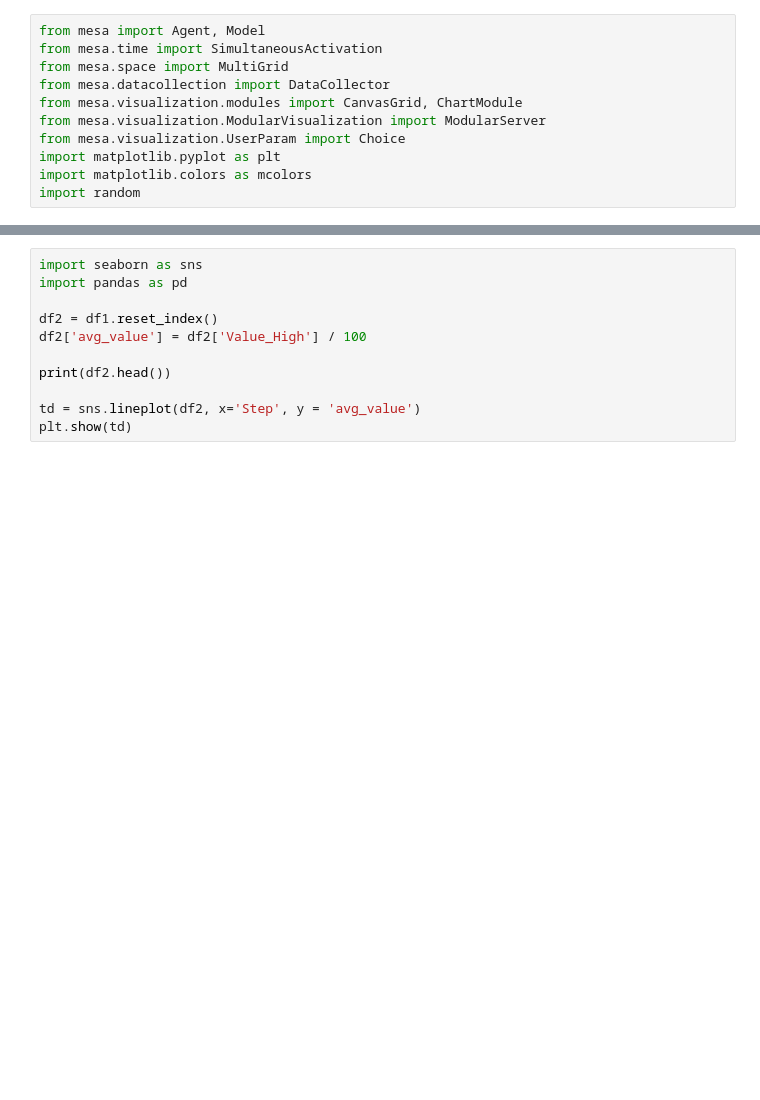
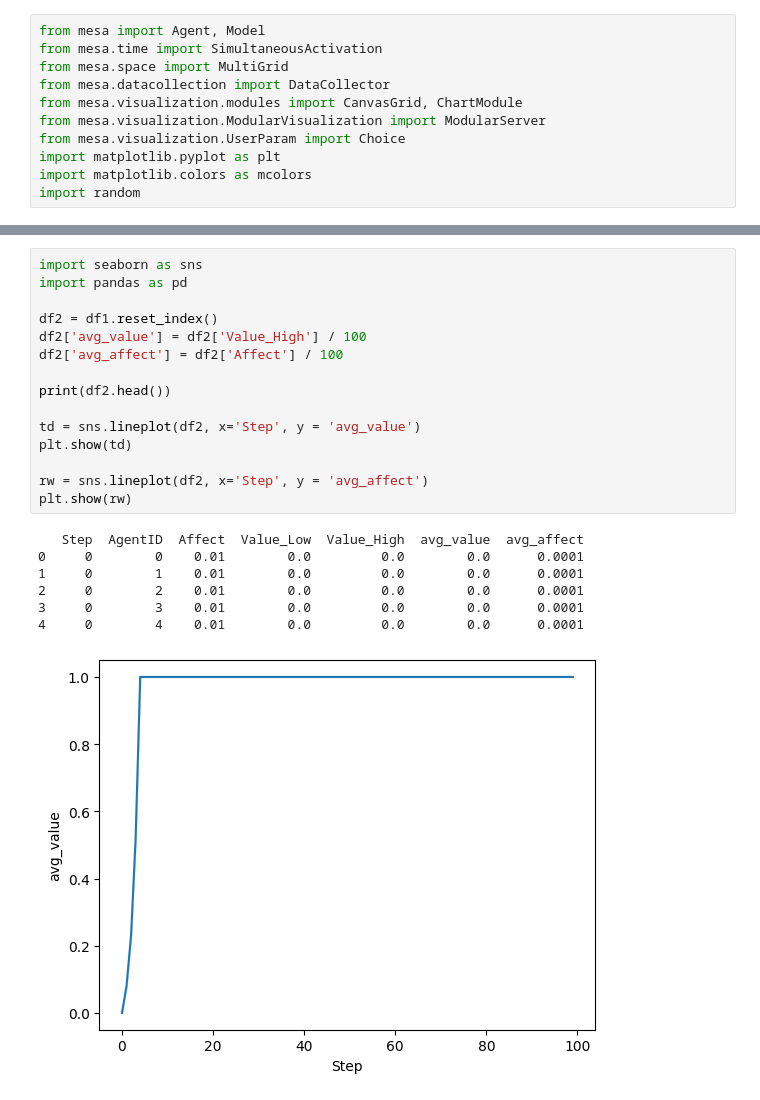
Before and after one commit to Kajijoo/abm, a Jupyter notebook: abm.ipynb, the cells around one changed output, grey strips where cells are left out. Saved outputs shown, nothing was run; the diff lists cells and outputs as text; blank space fills up the shorter version.

Commit message:
Updated agent decision logic

```diff
--- a/abm.ipynb
+++ b/abm.ipynb
@@ -176,11 +205,23 @@ model.visualize() #In case you want to check distribution of food on map.
 # %%
 import seaborn as sns
 import pandas as pd
 
 df2 = df1.reset_index()
 df2['avg_value'] = df2['Value_High'] / 100
+df2['avg_affect'] = df2['Affect'] / 100
 
 print(df2.head())
 
 td = sns.lineplot(df2, x='Step', y = 'avg_value')
 plt.show(td)
+
+rw = sns.lineplot(df2, x='Step', y = 'avg_affect')
+plt.show(rw)
+# %% [output]
+   Step  AgentID  Affect  Value_Low  Value_High  avg_value  avg_affect
+0     0        0    0.01        0.0         0.0        0.0      0.0001
+1     0        1    0.01        0.0         0.0        0.0      0.0001
+2     0        2    0.01        0.0         0.0        0.0      0.0001
+3     0        3    0.01        0.0         0.0        0.0      0.0001
+4     0        4    0.01        0.0         0.0        0.0      0.0001
+[figure, added]
```
Also changed, not shown: parts of 4 cells of this notebook.
